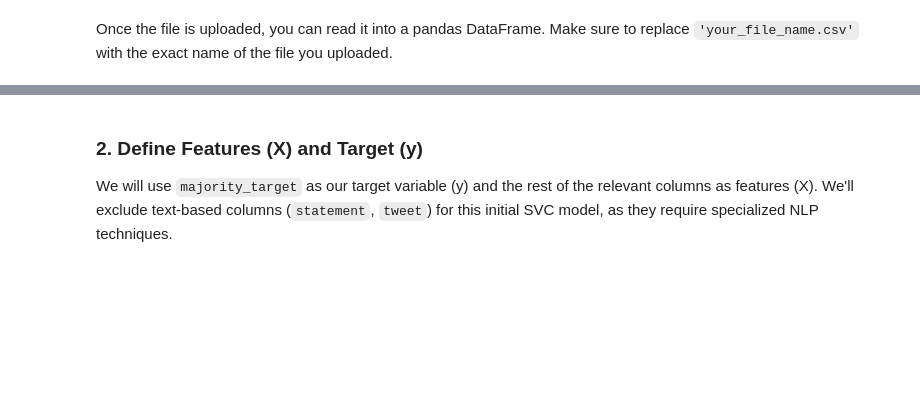
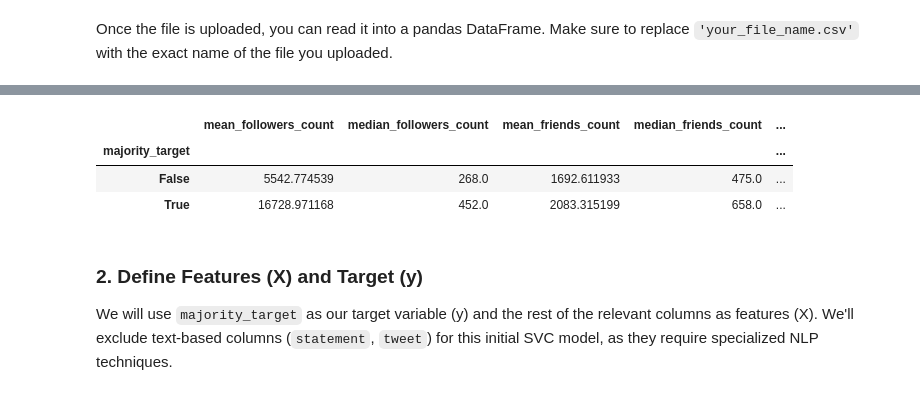
Before and after one commit to sheicksen/CISC483-EngageTactics, a Jupyter notebook: TruthSeeker.ipynb, the cells around one changed output, grey strips where cells are left out. Saved outputs shown, nothing was run; the diff lists cells and outputs as text; code cells hidden in the pictures; blank space fills up the shorter version.

```diff
--- a/TruthSeeker.ipynb
+++ b/TruthSeeker.ipynb
@@ -61,3 +56,47 @@ None
+# %%
+import numpy as np
+
+# Set pandas option to display all columns
+pd.set_option('display.max_columns', None)
+
+# Get all numeric columns in the DataFrame
+numeric_cols = truthseeker_df.select_dtypes(include=np.number).columns.tolist()
+
+# Define the start and end columns for the desired range
+start_col = 'followers_count'
+end_col = 'short_word_freq'
+
+# Filter numeric columns to be within the specified range
+cols_to_agg = []
+start_found = False
+for col in numeric_cols:
+    if col == start_col:
+        start_found = True
+    if start_found:
+        cols_to_agg.append(col)
+    if col == end_col:
+        break
+
+aggregation_dict = {}
+for col in cols_to_agg:
+    if col == 'embeddings': # Exclude 'embeddings' as it's not a direct numerical feature despite showing up in select_dtypes sometimes
+        continue
+    aggregation_dict[f'mean_{col}'] = (col, 'mean')
+    aggregation_dict[f'median_{col}'] = (col, 'median')
+
+grouped_data = truthseeker_df.groupby('majority_target').agg(**aggregation_dict)
+display(grouped_data)
+
+# print('\nDetailed statistics for False majority_target:')
+# display(truthseeker_df[truthseeker_df['majority_target'] == False][['friends_count', 'capitals', 'followers_count', 'Word count']].describe())
+
+# print('\nDetailed statistics for True majority_target:')
+# display(truthseeker_df[truthseeker_df['majority_target'] == True][['friends_count', 'capitals', 'followers_count', 'Word count']].describe())
+# %% [output]
+|  | mean_followers_count | median_followers_count | mean_friends_count | median_friends_count | ... |
+| majority_target |  |  |  |  | ... |
+| False | 5542.774539 | 268.0 | 1692.611933 | 475.0 | ... |
+| True | 16728.971168 | 452.0 | 2083.315199 | 658.0 | ... |
 # %% [markdown]
 ### 2. Define Features (X) and Target (y)
 We will use `majority_target` as our target variable (y) and the rest of the relevant columns as features (X). We'll exclude text-based columns (`statement`, `tweet`) for this initial SVC model, as they require specialized NLP techniques.
```
Also changed, not shown: parts of 3 cells of this notebook.
